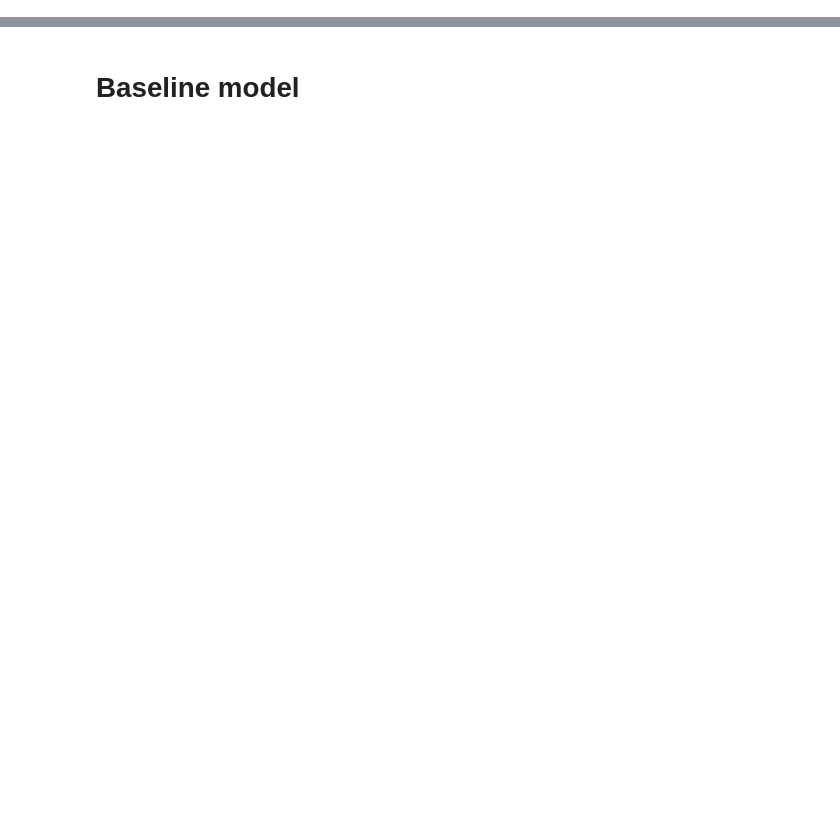
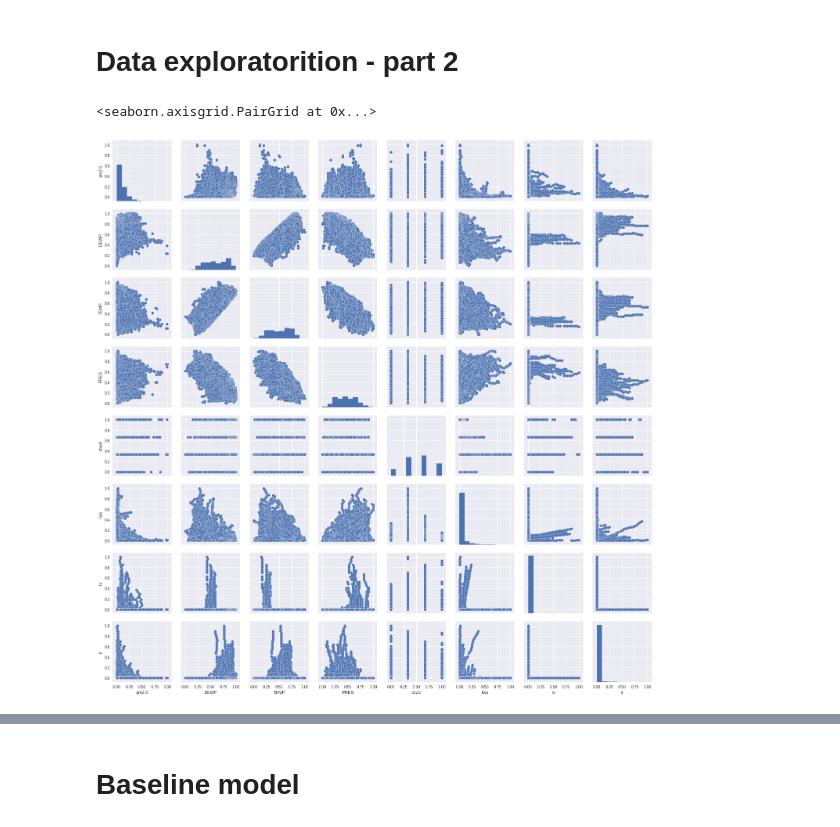
Before and after one commit to ronniemi/deep_learning, a Jupyter notebook: assignemt2/LSTM.ipynb, the cells around one changed output, grey strips where cells are left out. Saved outputs shown, nothing was run; the diff lists cells and outputs as text; code cells hidden in the pictures; blank space fills up the shorter version.

```diff
--- a/assignemt2/LSTM.ipynb
+++ b/assignemt2/LSTM.ipynb
@@ -34 +65,7 @@ data = data.fillna(0)
+# %%
+# drop all missing values
+data = data.dropna()
+
+#data.iloc[24:]
+#data = data.fillna(0)
 # %%
@@ -67,3 +120,10 @@ def eval_rmse(X_test, y_pred, y_true):
   # calculate RMSE
   rmse = mean_squared_error(y_pred_original_val, y_true_original_val) ** 0.5
   print('Test RMSE: %.5f' % rmse)
+# %% [markdown]
+# Data exploratorition - part 2
+# %%
+sns.pairplot(norm_data)
+# %% [output]
+<seaborn.axisgrid.PairGrid at 0x...>
+[figure, added]
```
Also changed, not shown: parts of 56 cells of this notebook.
